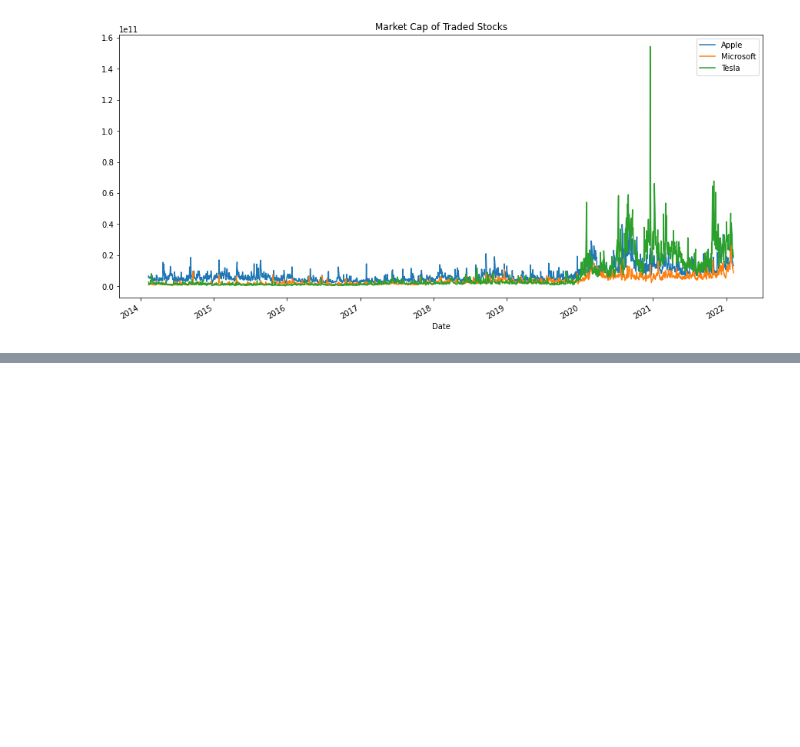
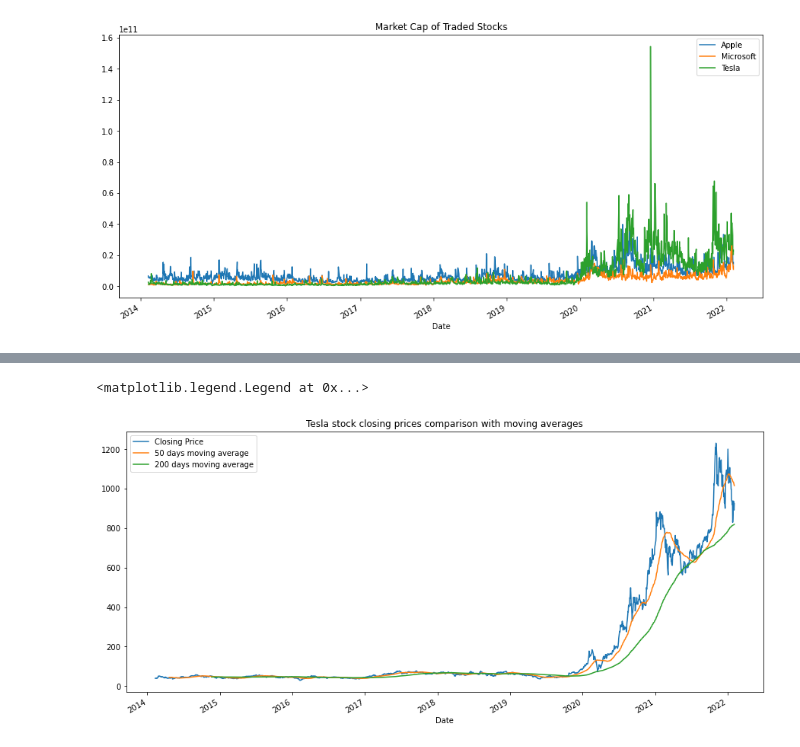
Before and after one commit to mahmudml/Finance, a Jupyter notebook: stock-apple et al.ipynb, the cells around one changed output, grey strips where cells are left out. Drawn from its saved outputs; the diff is of its cells as text; code cells hidden in the pictures; blank space fills up the shorter version.

```diff
--- a/stock-apple et al.ipynb
+++ b/stock-apple et al.ipynb
@@ -58,0 +83,11 @@ pyplot.legend()
+# %%
+tsla['MA50']=tsla['Close'].rolling(50).mean()
+tsla['MA200']=tsla['Close'].rolling(200).mean()
+tsla['Close'].plot(label='Closing Price', figsize=(15,7))
+tsla['MA50'].plot(label='50 days moving average')
+tsla['MA200'].plot(label='200 days moving average')
+pyplot.title('Tesla stock closing prices comparison with moving averages')
+pyplot.legend()
+# %% [output]
+<matplotlib.legend.Legend at 0x...>
+[figure, added]
```
Also changed, not shown: parts of 5 cells of this notebook.
